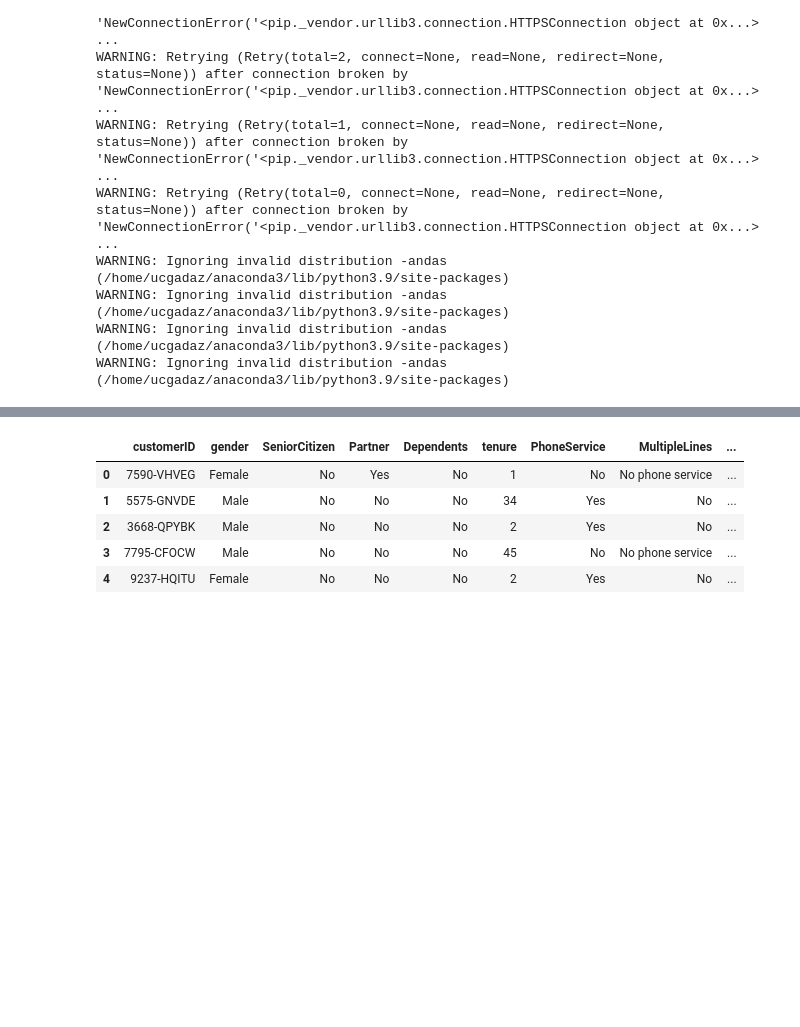
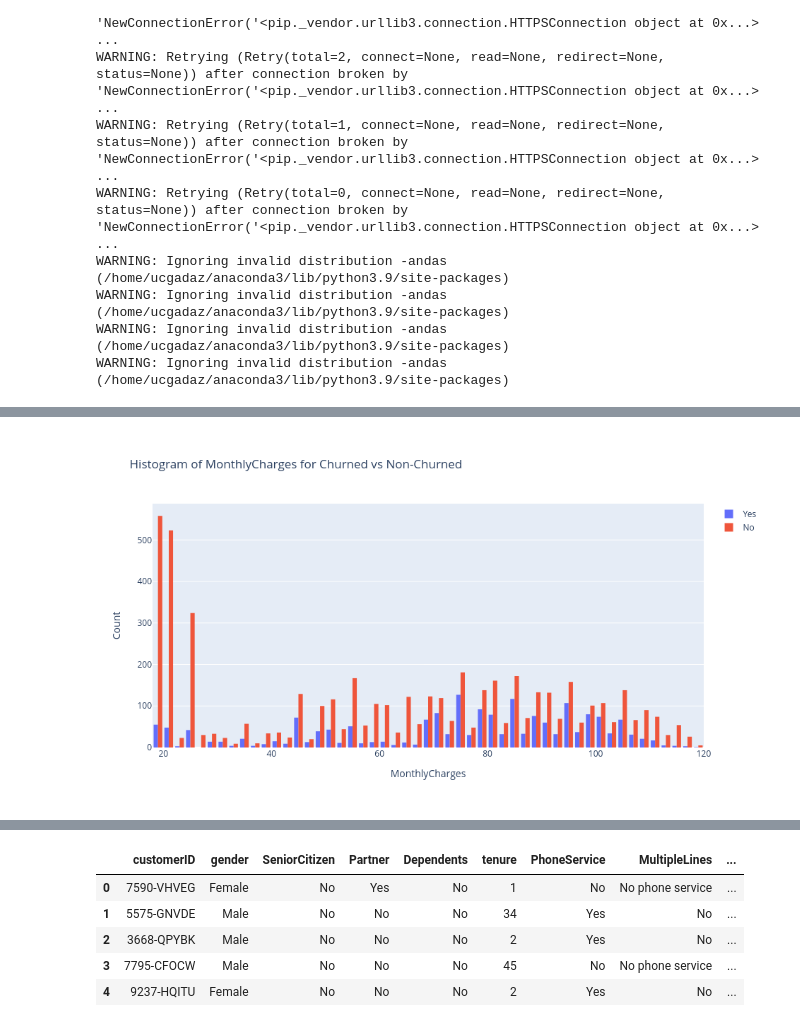
Before and after one commit to Ucgadaz/Telecom-Churn-Prediction, a Jupyter notebook: Wrangling.ipynb, the cells around one changed output, grey strips where cells are left out. Saved outputs shown, nothing was run; the diff lists cells and outputs as text; code cells hidden in the pictures; blank space fills up the shorter version.

```diff
--- a/Wrangling.ipynb
+++ b/Wrangling.ipynb
@@ -306,0 +309,4 @@ Image(filename=image_path1)
+# %%
+Image(filename=image_path2)
+# %% [output]
+[figure, added]
```
Also changed, not shown: parts of 31 cells of this notebook.
